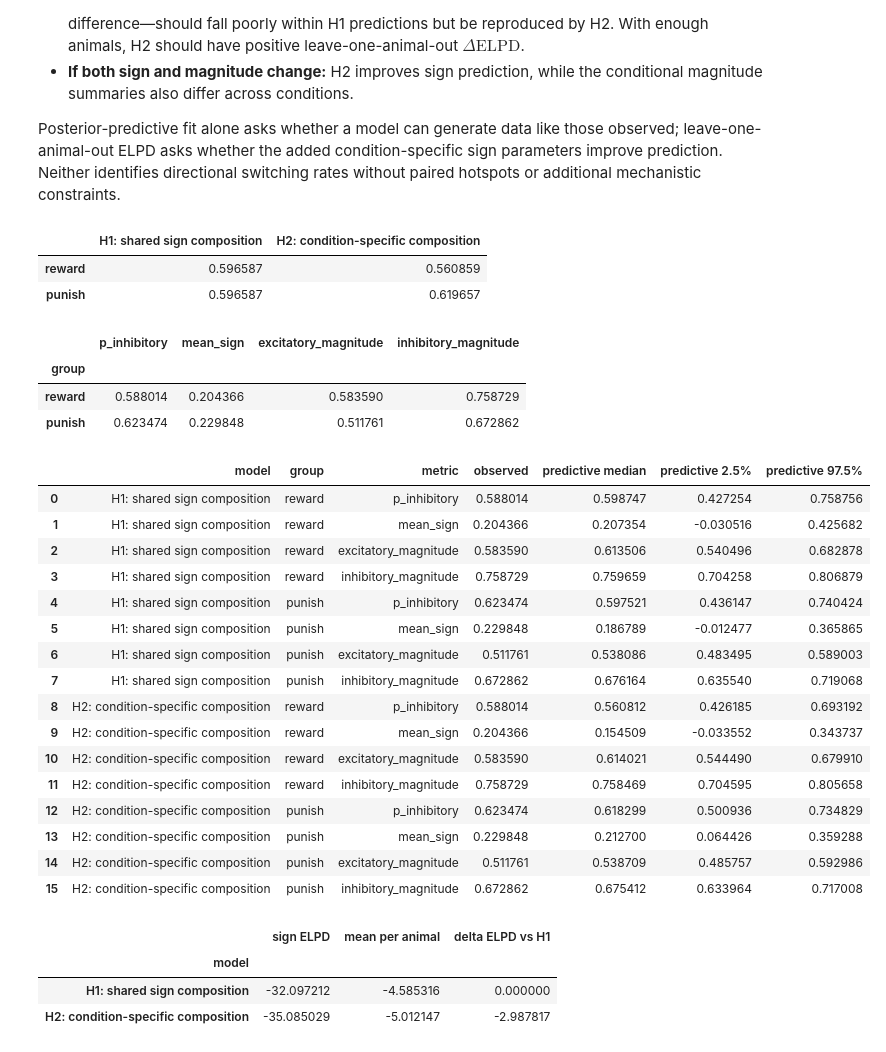
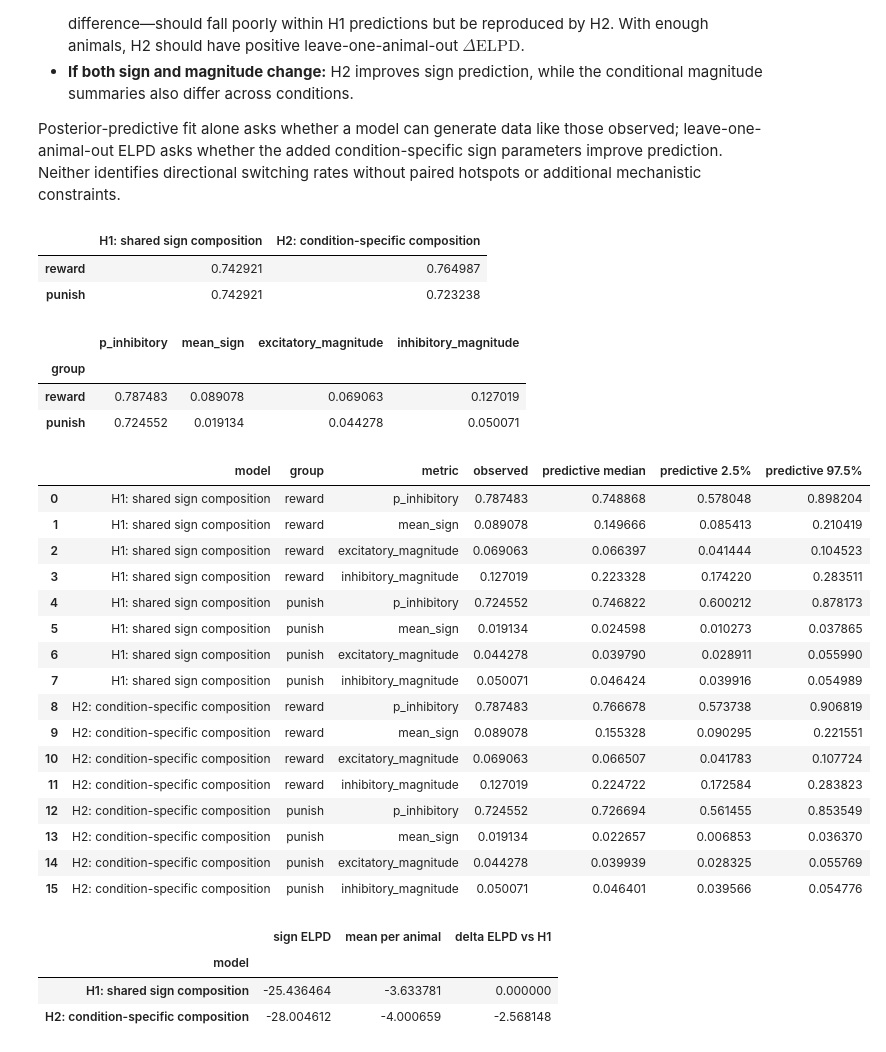
Before and after one commit to shunnnli/pyNeuroDAP, a Jupyter notebook: notebooks/Shun_dmd_analysis.ipynb, the cells around one changed output. Saved outputs shown, nothing was run; the diff lists cells and outputs as text; code cells hidden in the pictures.

```diff
--- a/notebooks/Shun_dmd_analysis.ipynb
+++ b/notebooks/Shun_dmd_analysis.ipynb
@@ -79,7 +79,8 @@ MIN_FINAL_DEPTH = 2  # Inclusive cutoff; set to None to keep every depth.
 MIN_SWEEPS_PER_HOTSPOT = 2
 HOTSPOT_SIGN_MODE = "auc"  # "auc" (default) or "peak"
 HOTSPOT_AUC_WINDOW_MS = (5.0, 50.0)  # Inclusive start and end.
-SIGN_EPSILON = 0.005  # |sign| <= epsilon is neutral; positive is inhibitory.
+SIGN_EPSILON = 0.005  # |value| <= epsilon is neutral; positive is inhibitory.
+SIGN_METRIC_COLUMN = "synaptic_contribution"  # or "hotspot_sign" for section 5 analysis
 PLOT_WINDOW_MS = (-10.0, 50.0)
 ANALYSIS_WEIGHTING = "animal_balanced"  # or "pooled"
 
@@ -87,15 +88,15 @@ ANALYSIS_WEIGHTING = "animal_balanced"  # or "pooled"
 #     repeated final-depth search (definition #1 above).
 # "reanalysis": re-test those same spots offline with HOTSPOT_CRITERIA
 #     (definition #2) and keep only the ones that still pass.
-HOTSPOT_TYPE = "acquisition"
+HOTSPOT_TYPE = "reanalysis"
 HOTSPOT_CRITERIA = {
     "trace_mode": "mean",         # "mean", "any" sweep, or "all" sweeps.
-    "threshold_factor": 3.0,      # x baseline SD.
+    "threshold_factor": 2.0,      # x baseline SD.
     "min_samples": 50,            # 5 ms at 10 kHz.
     "require_consecutive": False,
-    "window_ms": (0.0, 30.0),     # After stimulus onset.
+    "window_ms": (0.0, 50.0),     # After stimulus onset.
     "baseline_ms": (-20.0, -1.0),
-    "min_amplitude_pa": 0.0,      # Extra floor on the window's peak |current|.
+    "min_amplitude_pa": 2.0,      # Extra floor on the window's peak |current|.
 }
 
 TASK_GROUP_ORDER = ["random", "reward", "punish"]
@@ -2261,7 +2262,7 @@ If hotspot is truely single synaptic response, then the amplitude of spot respon
 
 from itertools import combinations
 
-DEPTH_TEST = "ttest"  # 'kstest', 'ranksum', 'ttest', ...
+DEPTH_TEST = "ranksum"  # 'kstest', 'ranksum', 'ttest', ...
 
 depth_amplitude_df = all_hotspot_metrics_df.copy()
 depth_amplitude_df["final_depth"] = pd.to_numeric(
@@ -2546,7 +2547,7 @@ else:
     fig, ax = plt.subplots(figsize=(8, 5))
     ndap.plotScatterBar(
         bar_values, labels=labels, colors=colors, positions=positions,
-        style="bar", scatter_alpha=0.55, ax=ax,
+        style="bar", scatter_alpha=0.6, ax=ax,
     )
     ax.set_xticks(positions, labels, fontsize=13)
     ax.axhline(0, color="0.2", linestyle="--", linewidth=1)
@@ -3477,7 +3688,7 @@ def summarize_condition_components(frame):
         record = {
             "group": group,
             "p_inhibitory": np.average(rows["is_inhibitory"], weights=weights),
-            "mean_sign": np.average(rows["hotspot_sign"], weights=weights),
+            "mean_sign": np.average(rows["sign_metric"], weights=weights),
         }
         for dominance, metric in (
             ("excitatory-dominant", "excitatory_magnitude"),
@@ -3693,55 +3904,55 @@ if loao_is_estimable:
         .sort_values("sign ELPD", ascending=False)
     )
     h1_elpd = loao_summary_df.loc[
         "H1: shared sign composition", "sign ELPD"
     ]
     h2_elpd = loao_summary_df.loc[
         "H2: condition-specific composition", "sign ELPD"
     ]
     loao_summary_df["delta ELPD vs H1"] = (
         loao_summary_df["sign ELPD"] - h1_elpd
     )
     display(loao_summary_df)
     display(loao_log_scores_df)
 else:
     print(
         "Leave-one-animal-out model comparison is not estimable: each "
         "condition needs at least two animals with valid hotspots so the held-"
         "out animal's condition remains represented in training. Contributing "
         f"animal counts: {animals_per_group.to_dict()}"
     )
 
 observed_delta_p = (
     condition_components_df.loc[COMPARISON_GROUP, "p_inhibitory"]
     - condition_components_df.loc[BASELINE_GROUP, "p_inhibitory"]
 )
 # %% [output]
 |  | H1: shared sign composition | H2: condition-specific composition |
-| reward | 0.596587 | 0.560859 |
-| punish | 0.596587 | 0.619657 |
+| reward | 0.742921 | 0.764987 |
+| punish | 0.742921 | 0.723238 |
 |  | p_inhibitory | mean_sign | excitatory_magnitude | inhibitory_magnitude |
 | group |  |  |  |  |
-| reward | 0.588014 | 0.204366 | 0.583590 | 0.758729 |
-| punish | 0.623474 | 0.229848 | 0.511761 | 0.672862 |
+| reward | 0.787483 | 0.089078 | 0.069063 | 0.127019 |
+| punish | 0.724552 | 0.019134 | 0.044278 | 0.050071 |
 |  | model | group | metric | observed | predictive median | predictive 2.5% | predictive 97.5% |
-| 0 | H1: shared sign composition | reward | p_inhibitory | 0.588014 | 0.598747 | 0.427254 | 0.758756 |
-| 1 | H1: shared sign composition | reward | mean_sign | 0.204366 | 0.207354 | -0.030516 | 0.425682 |
-| 2 | H1: shared sign composition | reward | excitatory_magnitude | 0.583590 | 0.613506 | 0.540496 | 0.682878 |
-| 3 | H1: shared sign composition | reward | inhibitory_magnitude | 0.758729 | 0.759659 | 0.704258 | 0.806879 |
-| 4 | H1: shared sign composition | punish | p_inhibitory | 0.623474 | 0.597521 | 0.436147 | 0.740424 |
-| 5 | H1: shared sign composition | punish | mean_sign | 0.229848 | 0.186789 | -0.012477 | 0.365865 |
-| 6 | H1: shared sign composition | punish | excitatory_magnitude | 0.511761 | 0.538086 | 0.483495 | 0.589003 |
-| 7 | H1: shared sign composition | punish | inhibitory_magnitude | 0.672862 | 0.676164 | 0.635540 | 0.719068 |
-| 8 | H2: condition-specific composition | reward | p_inhibitory | 0.588014 | 0.560812 | 0.426185 | 0.693192 |
-| 9 | H2: condition-specific composition | reward | mean_sign | 0.204366 | 0.154509 | -0.033552 | 0.343737 |
-| 10 | H2: condition-specific composition | reward | excitatory_magnitude | 0.583590 | 0.614021 | 0.544490 | 0.679910 |
-| 11 | H2: condition-specific composition | reward | inhibitory_magnitude | 0.758729 | 0.758469 | 0.704595 | 0.805658 |
-| 12 | H2: condition-specific composition | punish | p_inhibitory | 0.623474 | 0.618299 | 0.500936 | 0.734829 |
-| 13 | H2: condition-specific composition | punish | mean_sign | 0.229848 | 0.212700 | 0.064426 | 0.359288 |
-| 14 | H2: condition-specific composition | punish | excitatory_magnitude | 0.511761 | 0.538709 | 0.485757 | 0.592986 |
-| 15 | H2: condition-specific composition | punish | inhibitory_magnitude | 0.672862 | 0.675412 | 0.633964 | 0.717008 |
+| 0 | H1: shared sign composition | reward | p_inhibitory | 0.787483 | 0.748868 | 0.578048 | 0.898204 |
+| 1 | H1: shared sign composition | reward | mean_sign | 0.089078 | 0.149666 | 0.085413 | 0.210419 |
+| 2 | H1: shared sign composition | reward | excitatory_magnitude | 0.069063 | 0.066397 | 0.041444 | 0.104523 |
+| 3 | H1: shared sign composition | reward | inhibitory_magnitude | 0.127019 | 0.223328 | 0.174220 | 0.283511 |
+| 4 | H1: shared sign composition | punish | p_inhibitory | 0.724552 | 0.746822 | 0.600212 | 0.878173 |
+| 5 | H1: shared sign composition | punish | mean_sign | 0.019134 | 0.024598 | 0.010273 | 0.037865 |
+| 6 | H1: shared sign composition | punish | excitatory_magnitude | 0.044278 | 0.039790 | 0.028911 | 0.055990 |
+| 7 | H1: shared sign composition | punish | inhibitory_magnitude | 0.050071 | 0.046424 | 0.039916 | 0.054989 |
+| 8 | H2: condition-specific composition | reward | p_inhibitory | 0.787483 | 0.766678 | 0.573738 | 0.906819 |
+| 9 | H2: condition-specific composition | reward | mean_sign | 0.089078 | 0.155328 | 0.090295 | 0.221551 |
+| 10 | H2: condition-specific composition | reward | excitatory_magnitude | 0.069063 | 0.066507 | 0.041783 | 0.107724 |
+| 11 | H2: condition-specific composition | reward | inhibitory_magnitude | 0.127019 | 0.224722 | 0.172584 | 0.283823 |
+| 12 | H2: condition-specific composition | punish | p_inhibitory | 0.724552 | 0.726694 | 0.561455 | 0.853549 |
+| 13 | H2: condition-specific composition | punish | mean_sign | 0.019134 | 0.022657 | 0.006853 | 0.036370 |
+| 14 | H2: condition-specific composition | punish | excitatory_magnitude | 0.044278 | 0.039939 | 0.028325 | 0.055769 |
+| 15 | H2: condition-specific composition | punish | inhibitory_magnitude | 0.050071 | 0.046401 | 0.039566 | 0.054776 |
 |  | sign ELPD | mean per animal | delta ELPD vs H1 |
 | model |  |  |  |
-| H1: shared sign composition | -32.097212 | -4.585316 | 0.000000 |
-| H2: condition-specific composition | -35.085029 | -5.012147 | -2.987817 |
+| H1: shared sign composition | -25.436464 | -3.633781 | 0.000000 |
+| H2: condition-specific composition | -28.004612 | -4.000659 | -2.568148 |
 |  | model | held-out group | held-out animal | sign log predictive density |
```
Also changed, not shown: parts of 15 cells of this notebook, 1 other file.
